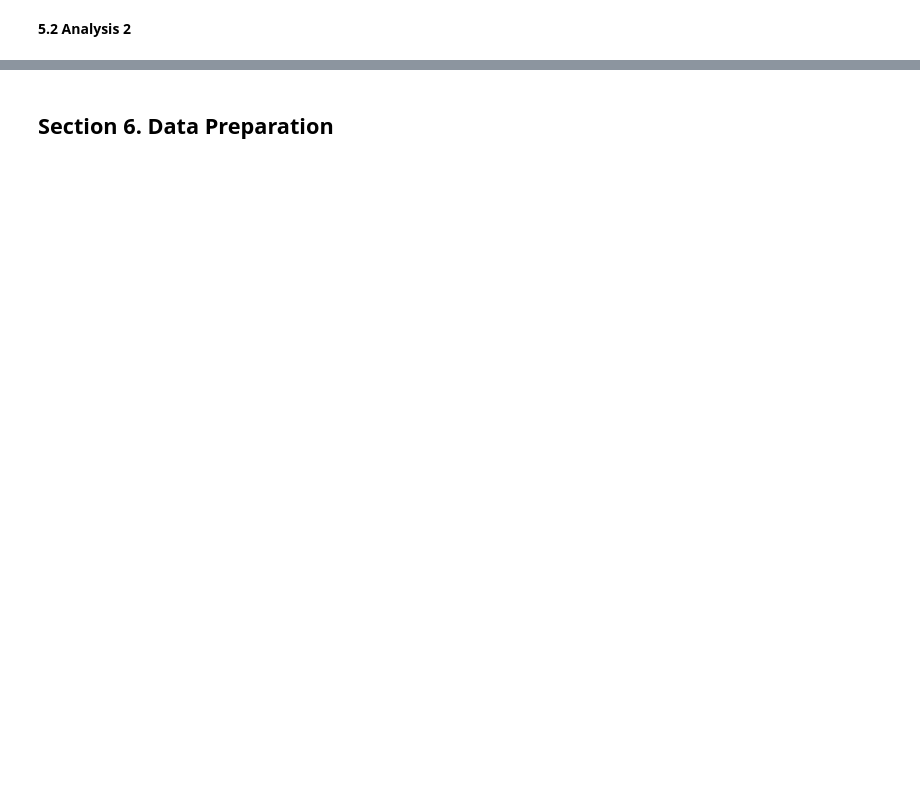
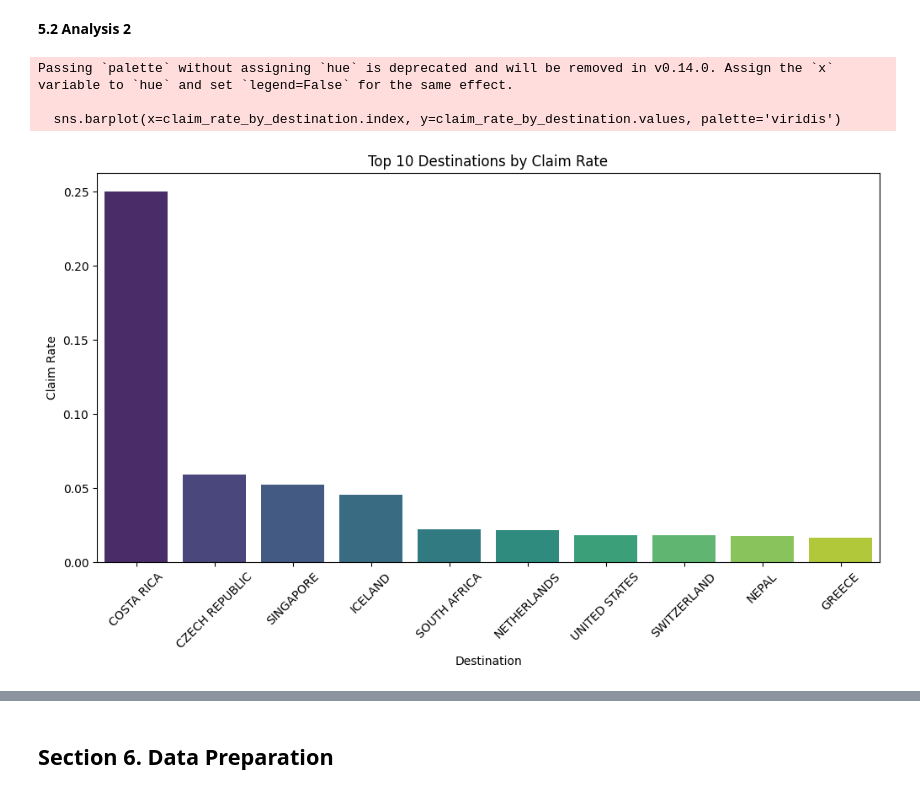
Before and after one commit to Faizism/travel_insurance, a Jupyter notebook: notebooks/1.0-bdp-inital-notebook.ipynb, the cells around one changed output, grey strips where cells are left out. Saved outputs shown, nothing was run; the diff lists cells and outputs as text; code cells hidden in the pictures; blank space fills up the shorter version.

```diff
--- a/notebooks/1.0-bdp-inital-notebook.ipynb
+++ b/notebooks/1.0-bdp-inital-notebook.ipynb
@@ -358,2 +406,22 @@ Name: proportion, dtype: float64
 # %% [markdown]
 **5.2 Analysis 2**
+# %%
+# Convert 'Claim' to a binary column for easier analysis
+seen_data['Claim_Binary'] = seen_data['Claim'].apply(lambda x: 1 if x == 'Yes' else 0)
+
+# Destination vs. Claim Rate
+claim_rate_by_destination = seen_data.groupby('Destination')['Claim_Binary'].mean().sort_values(ascending=False).head(10)
+
+# Plot Claim Rate by Destination
+plt.figure(figsize=(12, 6))
+sns.barplot(x=claim_rate_by_destination.index, y=claim_rate_by_destination.values, palette='viridis')
+plt.xticks(rotation=45)
+plt.title("Top 10 Destinations by Claim Rate")
+plt.ylabel("Claim Rate")
+plt.xlabel("Destination")
+plt.show()
+# %% [output]
+Passing `palette` without assigning `hue` is deprecated and will be removed in v0.14.0. Assign the `x` variable to `hue` and set `legend=False` for the same effect.
+
+  sns.barplot(x=claim_rate_by_destination.index, y=claim_rate_by_destination.values, palette='viridis')
+[figure, added]
```
Also changed, not shown: parts of 37 cells of this notebook, 3 other files.
